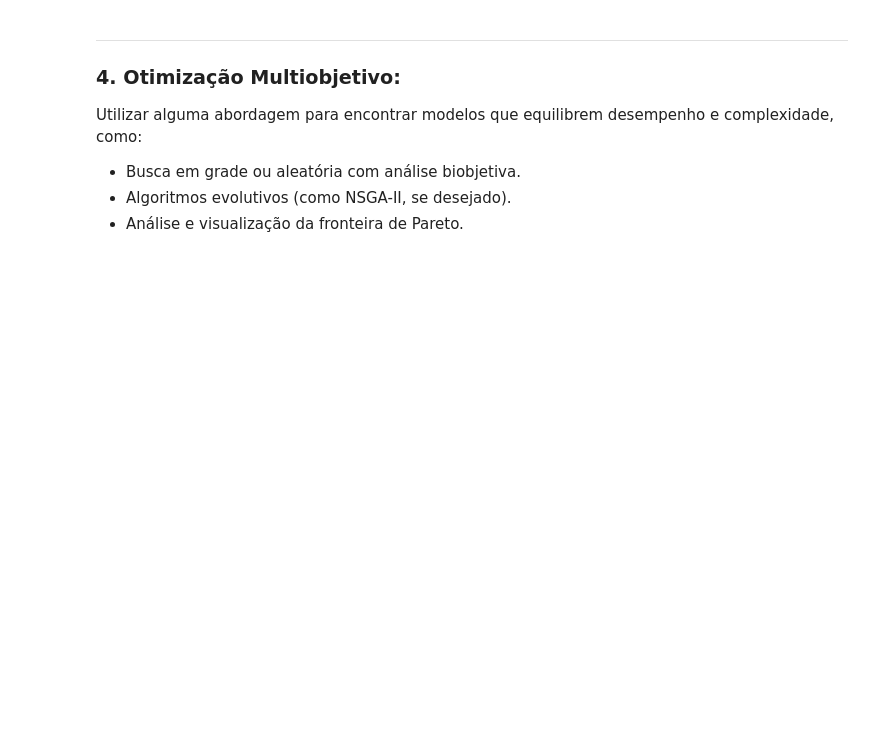
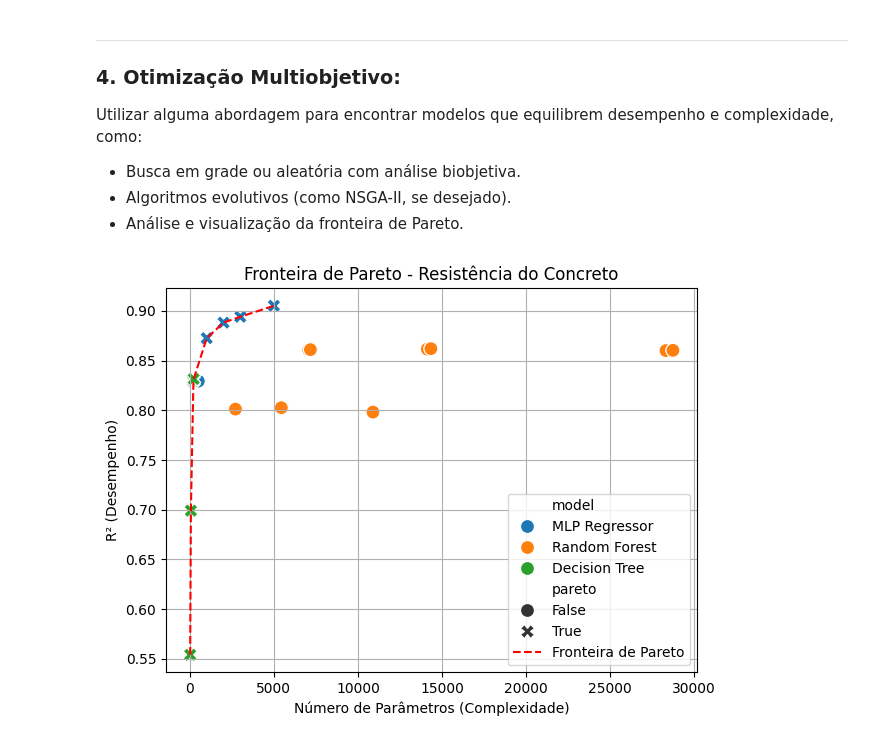
Before and after one commit to sakikout/Aprendizado-Multiobjetivo, a Jupyter notebook: concrete.ipynb, the cells around one changed output. Saved outputs shown, nothing was run; the diff lists cells and outputs as text; code cells hidden in the pictures; blank space fills up the shorter version.

Commit message:
Adicao dos modelos na ultima base

```diff
--- a/concrete.ipynb
+++ b/concrete.ipynb
@@ -150,3 +491,8 @@ Explorar diferentes arquiteturas ou configurações (como profundidade, número
 * **Redes neurais**: número de parâmetros treináveis.
 * **Árvores de decisão**: profundidade ou número de nós.
 * **Random Forest**: número de árvores e profundidade média.
+# %%
+# ------------------------- Visualização das métricas -------------------------
+print("\nResultados da MLP:")
+df_results_mlp = pd.DataFrame(results_mlp)
+print(df_results_mlp.sort_values('R2', ascending=False))
@@ -152,0 +507,4 @@ Explorar diferentes arquiteturas ou configurações (como profundidade, número
+# %%
+print("\nResultados do Decision Tree:")
+df_results_dt = pd.DataFrame(results_dt)
+print(df_results_dt.sort_values('R2', ascending=False))
@@ -152,0 +519,4 @@ Explorar diferentes arquiteturas ou configurações (como profundidade, número
+# %%
+print("\nResultados do Random Forest:")
+df_results_rf = pd.DataFrame(results_rf)
+print(df_results_rf.sort_values('R2', ascending=False))
@@ -160,0 +718,29 @@ Utilizar alguma abordagem para encontrar modelos que equilibrem desempenho e com
+# %%
+# ------------------------- Visualização da Fronteira de Pareto -------------------------
+sns.scatterplot(
+    data=df_all,
+    x='n_params',
+    y='R2',
+    hue='model',
+    style='pareto',
+    s=100)
+
+pareto_sorted = pareto_df.sort_values('n_params')
+
+plt.plot(
+    pareto_sorted['n_params'],
+    pareto_sorted['R2'],
+    linestyle='--',
+    color='red',
+    label='Fronteira de Pareto')
+
+
+plt.xlabel('Número de Parâmetros (Complexidade)')
+plt.ylabel('R² (Desempenho)')
+plt.title('Fronteira de Pareto - Resistência do Concreto')
+plt.legend()
+plt.grid(True)
+plt.tight_layout()
+plt.show()
+# %% [output]
+[figure, added]
```
Also changed, not shown: parts of 19 cells of this notebook, 2 other files.
